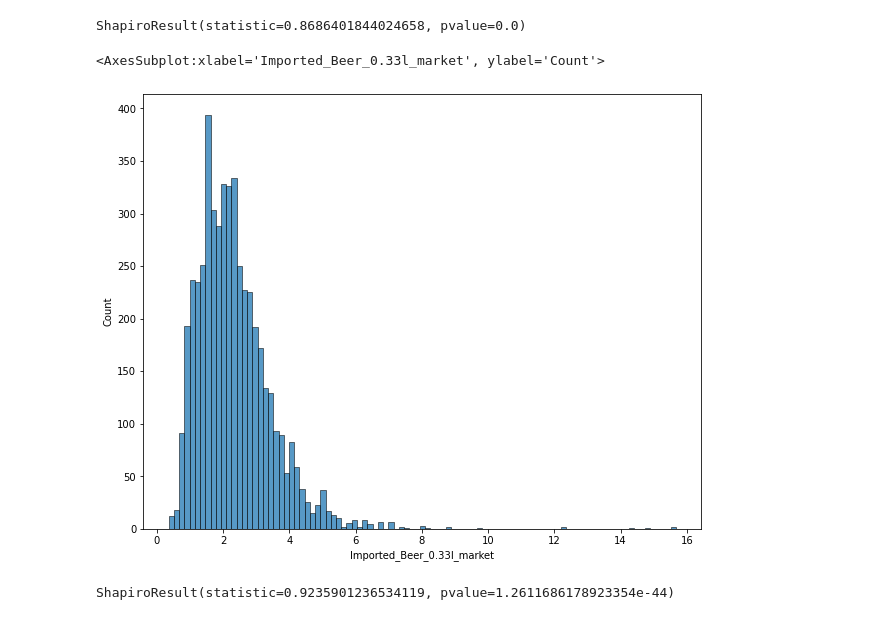
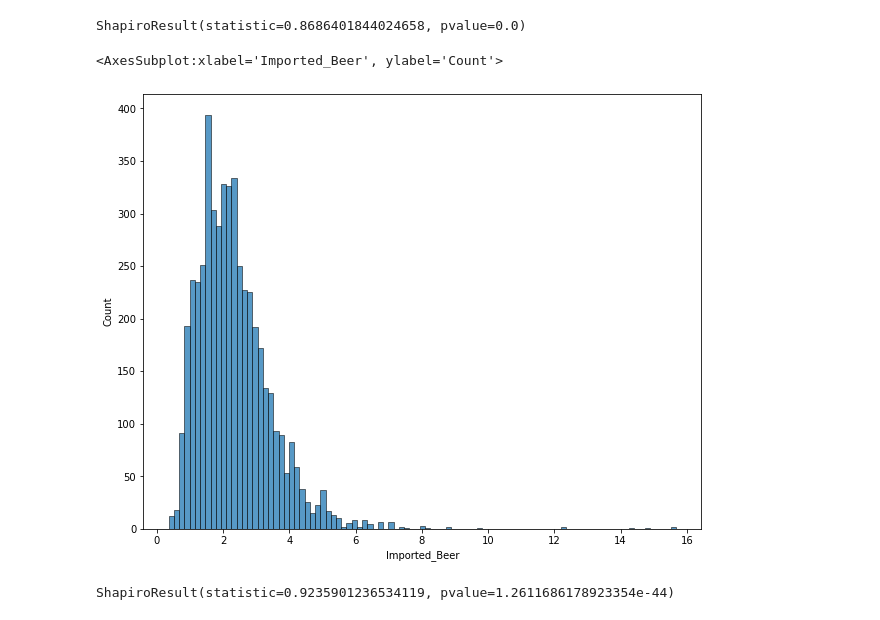
Before and after one commit to Adalab/promo-d-da-modulo1-sprint2-Paloma_Paula_Iris, a Jupyter notebook: regresion_lineal/1_intro_eda+2_test_estadisticos.ipynb, the cells around one changed output. Drawn from its saved outputs; the diff is of its cells as text; code cells hidden in the pictures.

```diff
--- a/regresion_lineal/1_intro_eda+2_test_estadisticos.ipynb
+++ b/regresion_lineal/1_intro_eda+2_test_estadisticos.ipynb
@@ -330,10 +330,10 @@ stats.shapiro(numericas_trans['Imported_Beer_0.33l_market'])
 # %% [output]
 ShapiroResult(statistic=0.8686401844024658, pvalue=0.0)
 # %%
-sns.histplot(numericas_trans['Imported_Beer_0.33l_market'])
+sns.histplot(numericas_trans['Imported_Beer'])
 # %% [output]
-<AxesSubplot:xlabel='Imported_Beer_0.33l_market', ylabel='Count'>
+<AxesSubplot:xlabel='Imported_Beer', ylabel='Count'>
-[figure, old version]
+[figure, new version]
 # %%
 stats.shapiro(numericas_trans['Wine_market'])
 # %% [output]
```
Also changed, not shown: parts of 16 cells of this notebook, 3 other files.
